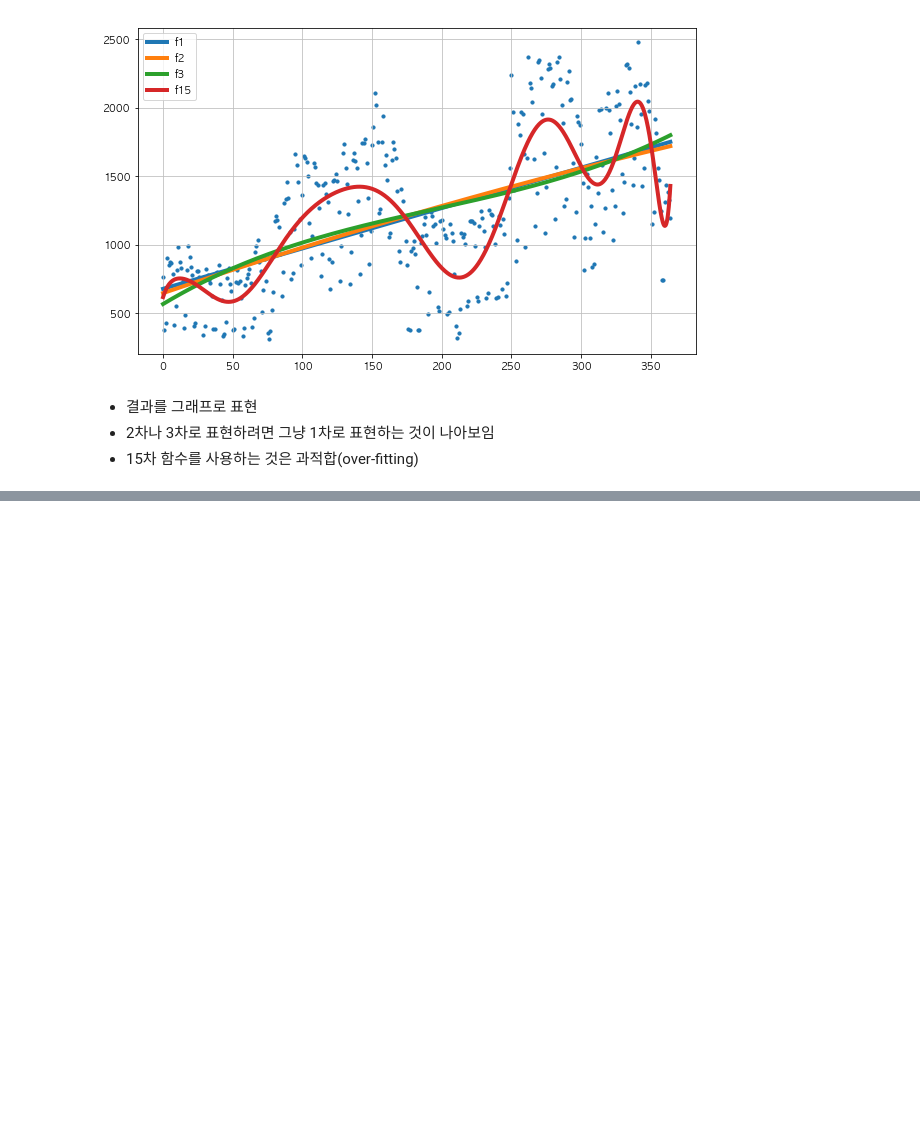
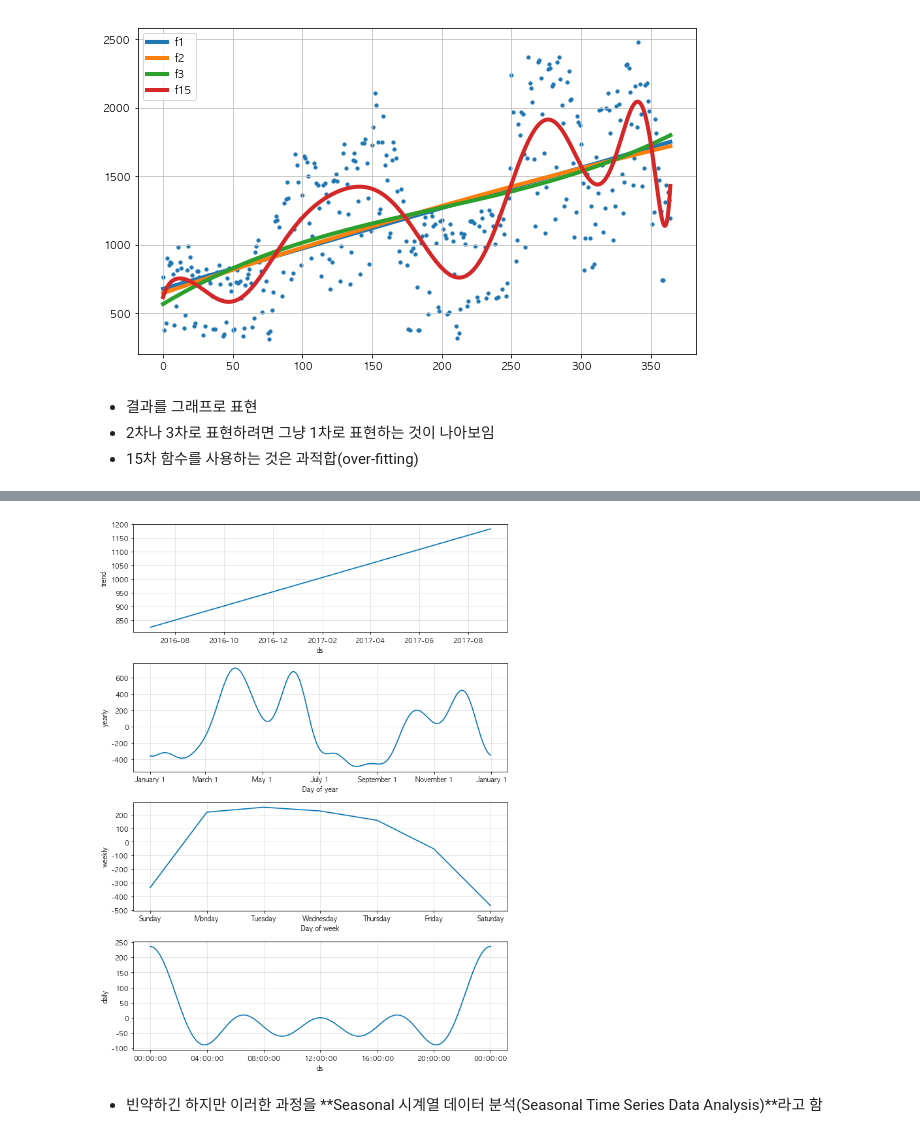
Before and after one commit to KimDoKy/DataScience, a Jupyter notebook: source_code/chap7. Time Series Data Handle.ipynb, the cells around one changed output, grey strips where cells are left out. Saved outputs shown, nothing was run; the diff lists cells and outputs as text; code cells hidden in the pictures; blank space fills up the shorter version.

```diff
--- a/source_code/chap7. Time Series Data Handle.ipynb
+++ b/source_code/chap7. Time Series Data Handle.ipynb
@@ -120,0 +164,6 @@ plt.show()
+# %%
+m.plot_components(forecast);
+# %% [output]
+[figure, added]
+# %% [markdown]
+- 빈약하긴 하지만 이러한 과정을 **Seasonal 시계열 데이터 분석(Seasonal Time Series Data Analysis)**라고 함
```
Also changed, not shown: parts of 9 cells of this notebook.
